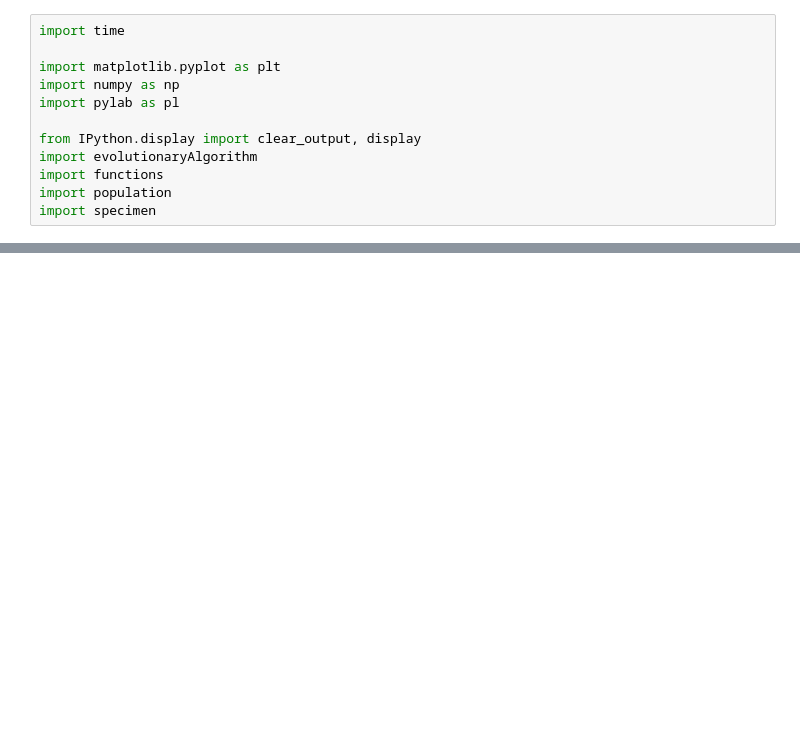
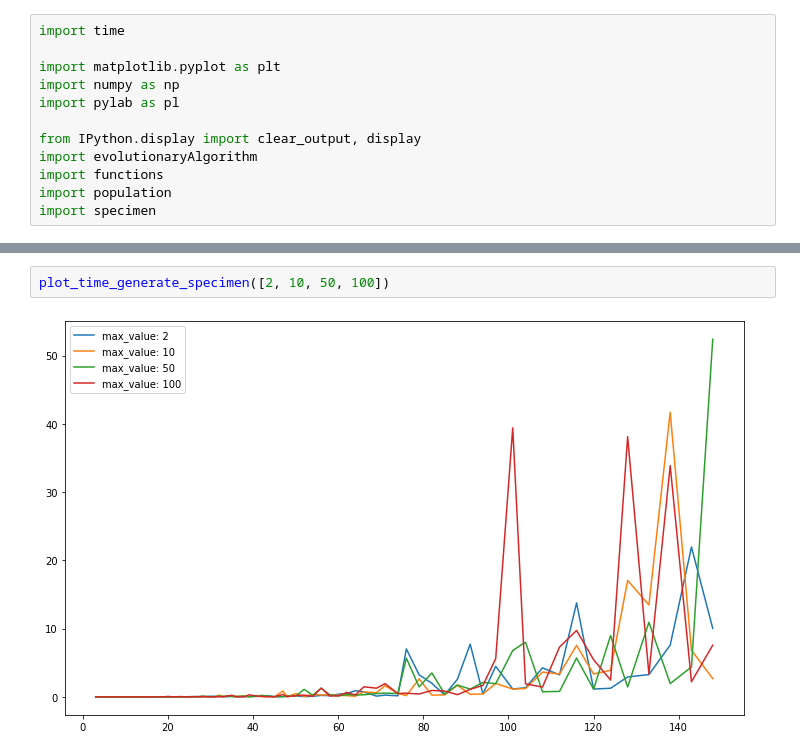
Before and after one commit to Sroka-Bartosz/-BO2-Bank-Transfers-Problem, a Jupyter notebook: Time_test.ipynb, the cells around one changed output, grey strips where cells are left out. Cells and saved outputs as stored; diff of their text form; blank space fills up the shorter version.

Commit message:
add test of initialize specimen

```diff
--- a/Time_test.ipynb
+++ b/Time_test.ipynb
@@ -12,0 +61,4 @@ import specimen
+# %%
+plot_time_generate_specimen([2, 10, 50, 100])
+# %% [output]
+[figure, added]
```
Also changed, not shown: parts of 5 cells of this notebook.
